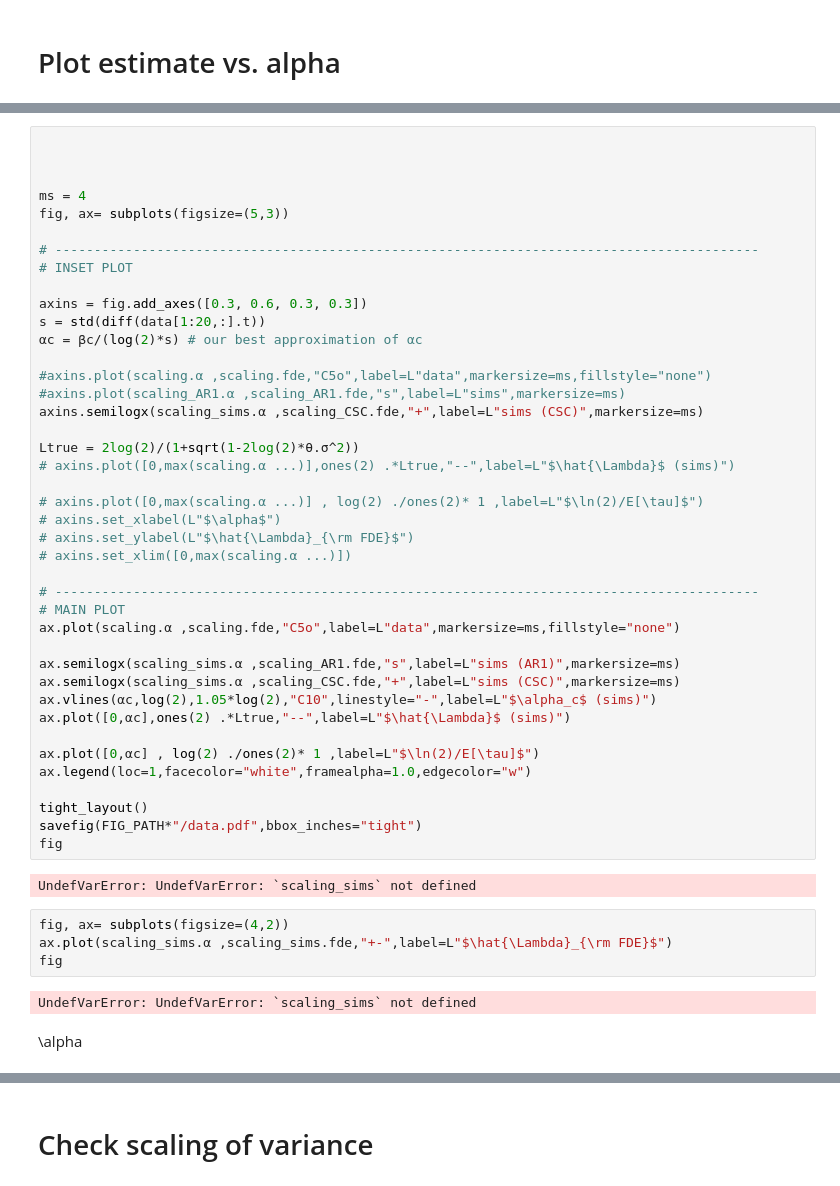
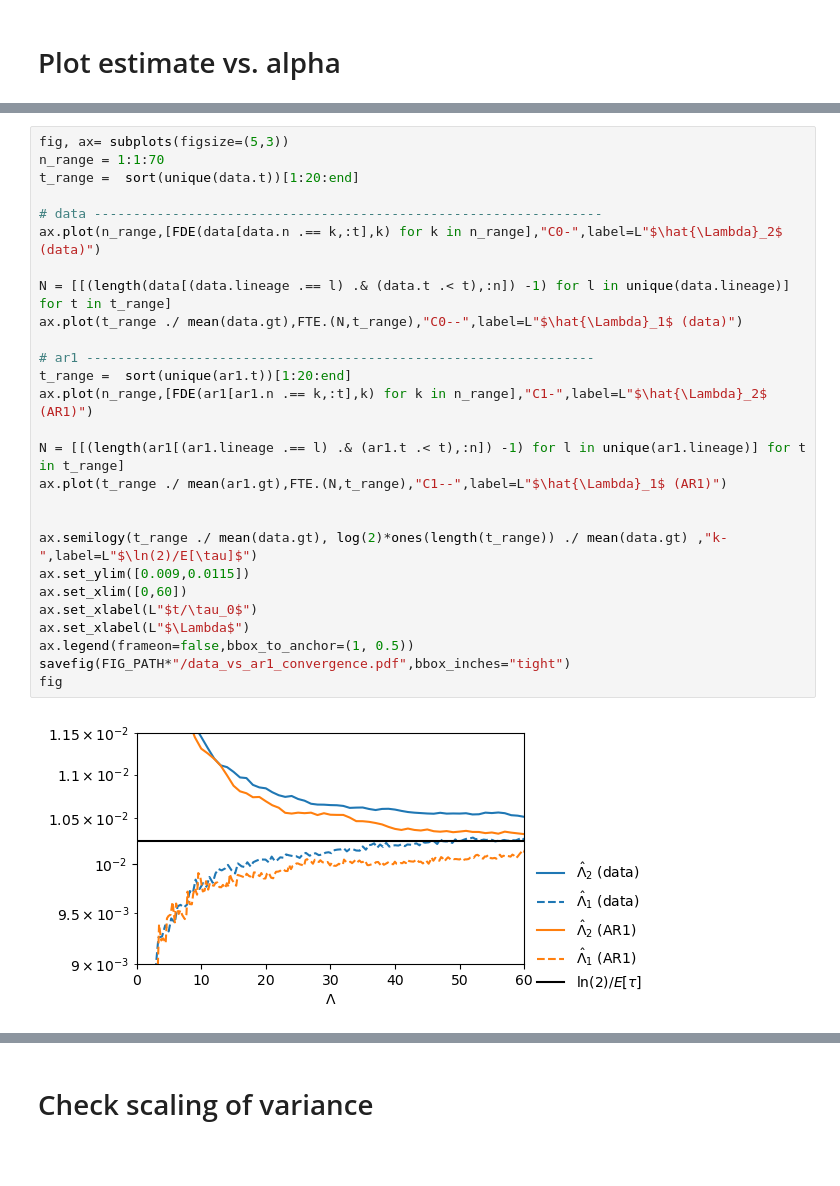
Before and after one commit to elevien/LDPrediction, a Jupyter notebook: src/PAPER_mothermachine.ipynb, the cells around one changed output, grey strips where cells are left out. Cells and saved outputs as stored; diff of their text form; blank space fills up the shorter version.

```diff
--- a/src/PAPER_mothermachine.ipynb
+++ b/src/PAPER_mothermachine.ipynb
@@ -147,51 +114,29 @@ n_fig3 = alpha_fig3 .^2 .* M_fig3 ./ 2;
-# %%
-
-
-
-ms = 4
-fig, ax= subplots(figsize=(5,3))
-
-# ------------------------------------------------------------------------------------------
-# INSET PLOT
-
-axins = fig.add_axes([0.3, 0.6, 0.3, 0.3])
-s = std(diff(data[1:20,:].t))
-αc = βc/(log(2)*s) # our best approximation of αc
-
-#axins.plot(scaling.α ,scaling.fde,"C5o",label=L"data",markersize=ms,fillstyle="none")
-#axins.plot(scaling_AR1.α ,scaling_AR1.fde,"s",label=L"sims",markersize=ms)
-axins.semilogx(scaling_sims.α ,scaling_CSC.fde,"+",label=L"sims (CSC)",markersize=ms)
-
-Ltrue = 2log(2)/(1+sqrt(1-2log(2)*θ.σ^2))
-# axins.plot([0,max(scaling.α ...)],ones(2) .*Ltrue,"--",label=L"$\hat{\Lambda}$ (sims)")
-
-# axins.plot([0,max(scaling.α ...)] , log(2) ./ones(2)* 1 ,label=L"$\ln(2)/E[\tau]$")
-# axins.set_xlabel(L"$\alpha$")
-# axins.set_ylabel(L"$\hat{\Lambda}_{\rm FDE}$")
-# axins.set_xlim([0,max(scaling.α ...)])
-
-# ------------------------------------------------------------------------------------------
-# MAIN PLOT
-ax.plot(scaling.α ,scaling.fde,"C5o",label=L"data",markersize=ms,fillstyle="none")
-
-ax.semilogx(scaling_sims.α ,scaling_AR1.fde,"s",label=L"sims (AR1)",markersize=ms)
-ax.semilogx(scaling_sims.α ,scaling_CSC.fde,"+",label=L"sims (CSC)",markersize=ms)
-ax.vlines(αc,log(2),1.05*log(2),"C10",linestyle="-",label=L"$\alpha_c$ (sims)")
-ax.plot([0,αc],ones(2) .*Ltrue,"--",label=L"$\hat{\Lambda}$ (sims)")
-
-ax.plot([0,αc] , log(2) ./ones(2)* 1 ,label=L"$\ln(2)/E[\tau]$")
-ax.legend(loc=1,facecolor="white",framealpha=1.0,edgecolor="w")
-
-tight_layout()
-savefig(FIG_PATH*"/data.pdf",bbox_inches="tight")
-fig
-# %% [output]
-UndefVarError: UndefVarError: `scaling_sims` not defined
-# %%
-fig, ax= subplots(figsize=(4,2))
-ax.plot(scaling_sims.α ,scaling_sims.fde,"+-",label=L"$\hat{\Lambda}_{\rm FDE}$")
-fig
-# %% [output]
-UndefVarError: UndefVarError: `scaling_sims` not defined
-# %% [markdown]
-\alpha
+# %%
+fig, ax= subplots(figsize=(5,3))
+n_range = 1:1:70
+t_range =  sort(unique(data.t))[1:20:end]
+
+# data -----------------------------------------------------------------
+ax.plot(n_range,[FDE(data[data.n .== k,:t],k) for k in n_range],"C0-",label=L"$\hat{\Lambda}_2$ (data)")
+
+N = [[(length(data[(data.lineage .== l) .& (data.t .< t),:n]) -1) for l in unique(data.lineage)] for t in t_range]
+ax.plot(t_range ./ mean(data.gt),FTE.(N,t_range),"C0--",label=L"$\hat{\Lambda}_1$ (data)")
+
+# ar1 -----------------------------------------------------------------
+t_range =  sort(unique(ar1.t))[1:20:end]
+ax.plot(n_range,[FDE(ar1[ar1.n .== k,:t],k) for k in n_range],"C1-",label=L"$\hat{\Lambda}_2$ (AR1)")
+
+N = [[(length(ar1[(ar1.lineage .== l) .& (ar1.t .< t),:n]) -1) for l in unique(ar1.lineage)] for t in t_range]
+ax.plot(t_range ./ mean(ar1.gt),FTE.(N,t_range),"C1--",label=L"$\hat{\Lambda}_1$ (AR1)")
+
+
+ax.semilogy(t_range ./ mean(data.gt), log(2)*ones(length(t_range)) ./ mean(data.gt) ,"k-",label=L"$\ln(2)/E[\tau]$")
+ax.set_ylim([0.009,0.0115])
+ax.set_xlim([0,60])
+ax.set_xlabel(L"$t/\tau_0$")
+ax.set_xlabel(L"$\Lambda$")
+ax.legend(frameon=false,bbox_to_anchor=(1, 0.5))
+savefig(FIG_PATH*"/data_vs_ar1_convergence.pdf",bbox_inches="tight")
+fig
+# %% [output]
+[figure, added]
```
Also changed, not shown: parts of 18 cells of this notebook, 3 other files.
